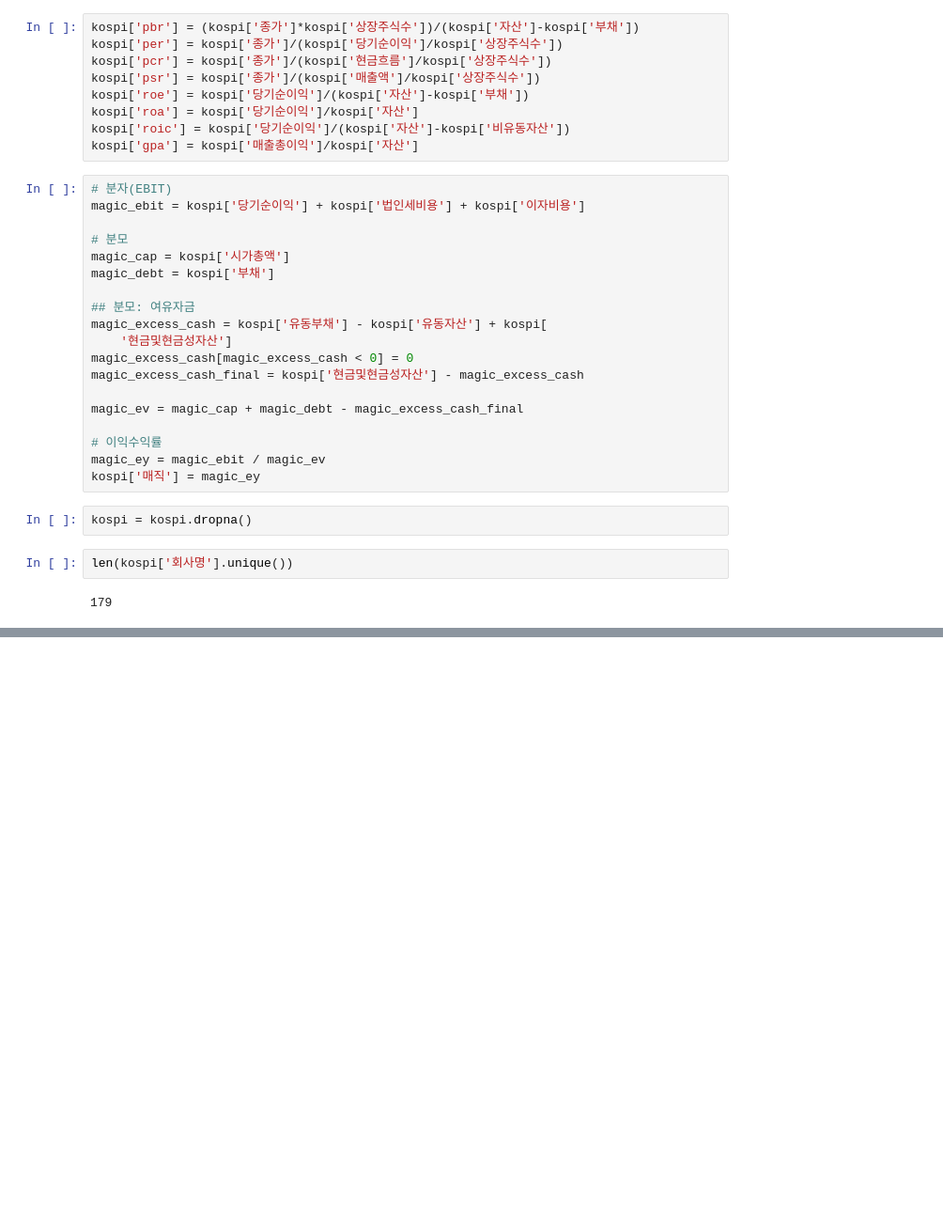
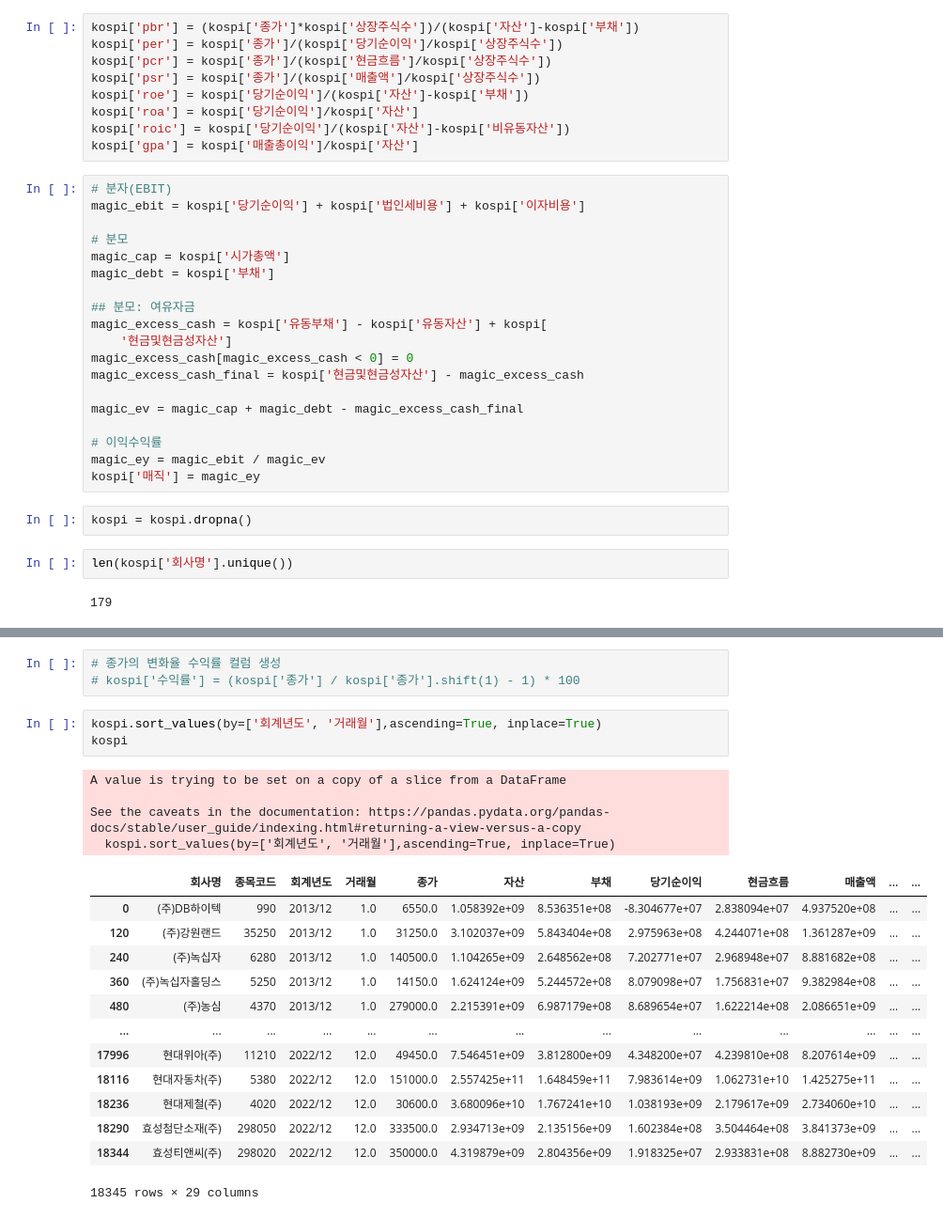
Before and after one commit to seohyungro/Python, a Jupyter notebook: 해커톤/해커톤.ipynb, the cells around one changed output, grey strips where cells are left out. Shown: that part at 94% size. Cells and saved outputs as stored; diff of their text form; blank space fills up the shorter version.

```diff
--- a/해커톤/해커톤.ipynb
+++ b/해커톤/해커톤.ipynb
@@ -75,0 +140,24 @@ len(kospi['회사명'].unique())
+# %%
+# 종가의 변화율 수익률 컬럼 생성
+# kospi['수익률'] = (kospi['종가'] / kospi['종가'].shift(1) - 1) * 100
+# %%
+kospi.sort_values(by=['회계년도', '거래월'],ascending=True, inplace=True)
+kospi
+# %% [output]
+A value is trying to be set on a copy of a slice from a DataFrame
+
+See the caveats in the documentation: https://pandas.pydata.org/pandas-docs/stable/user_guide/indexing.html#returning-a-view-versus-a-copy
+  kospi.sort_values(by=['회계년도', '거래월'],ascending=True, inplace=True)
+|  | 회사명 | 종목코드 | 회계년도 | 거래월 | 종가 | 자산 | 부채 | 당기순이익 | 현금흐름 | 매출액 | ... | ... |
+| 0 | (주)DB하이텍 | 990 | 2013/12 | 1.0 | 6550.0 | 1.058392e+09 | 8.536351e+08 | -8.304677e+07 | 2.838094e+07 | 4.937520e+08 | ... | ... |
+| 120 | (주)강원랜드 | 35250 | 2013/12 | 1.0 | 31250.0 | 3.102037e+09 | 5.843404e+08 | 2.975963e+08 | 4.244071e+08 | 1.361287e+09 | ... | ... |
+| 240 | (주)녹십자 | 6280 | 2013/12 | 1.0 | 140500.0 | 1.104265e+09 | 2.648562e+08 | 7.202771e+07 | 2.968948e+07 | 8.881682e+08 | ... | ... |
+| 360 | (주)녹십자홀딩스 | 5250 | 2013/12 | 1.0 | 14150.0 | 1.624124e+09 | 5.244572e+08 | 8.079098e+07 | 1.756831e+07 | 9.382984e+08 | ... | ... |
+| 480 | (주)농심 | 4370 | 2013/12 | 1.0 | 279000.0 | 2.215391e+09 | 6.987179e+08 | 8.689654e+07 | 1.622214e+08 | 2.086651e+09 | ... | ... |
+| ... | ... | ... | ... | ... | ... | ... | ... | ... | ... | ... | ... | ... |
+| 17996 | 현대위아(주) | 11210 | 2022/12 | 12.0 | 49450.0 | 7.546451e+09 | 3.812800e+09 | 4.348200e+07 | 4.239810e+08 | 8.207614e+09 | ... | ... |
+| 18116 | 현대자동차(주) | 5380 | 2022/12 | 12.0 | 151000.0 | 2.557425e+11 | 1.648459e+11 | 7.983614e+09 | 1.062731e+10 | 1.425275e+11 | ... | ... |
+| 18236 | 현대제철(주) | 4020 | 2022/12 | 12.0 | 30600.0 | 3.680096e+10 | 1.767241e+10 | 1.038193e+09 | 2.179617e+09 | 2.734060e+10 | ... | ... |
+| 18290 | 효성첨단소재(주) | 298050 | 2022/12 | 12.0 | 333500.0 | 2.934713e+09 | 2.135156e+09 | 1.602384e+08 | 3.504464e+08 | 3.841373e+09 | ... | ... |
+| 18344 | 효성티앤씨(주) | 298020 | 2022/12 | 12.0 | 350000.0 | 4.319879e+09 | 2.804356e+09 | 1.918325e+07 | 2.933831e+08 | 8.882730e+09 | ... | ... |
+18345 rows × 29 columns
```
Also changed, not shown: parts of 20 cells of this notebook, 2 other files.
